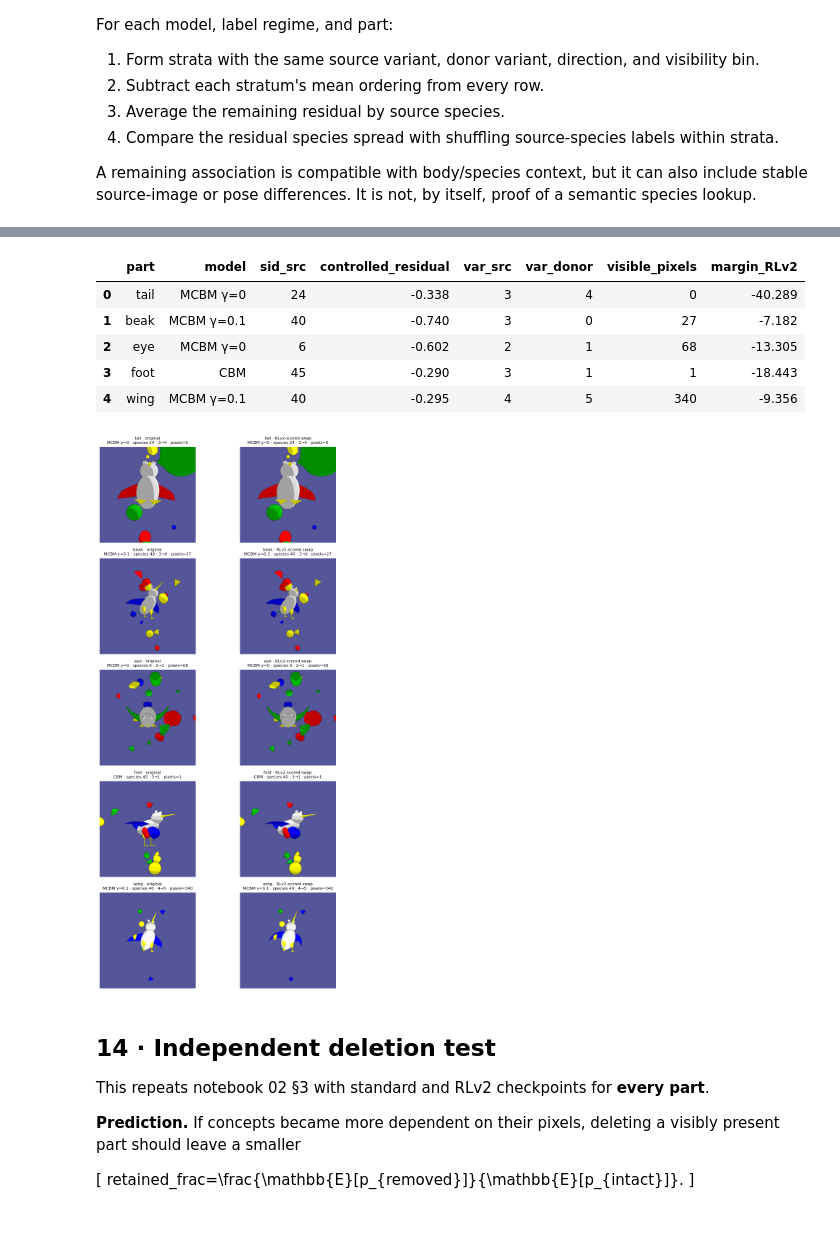
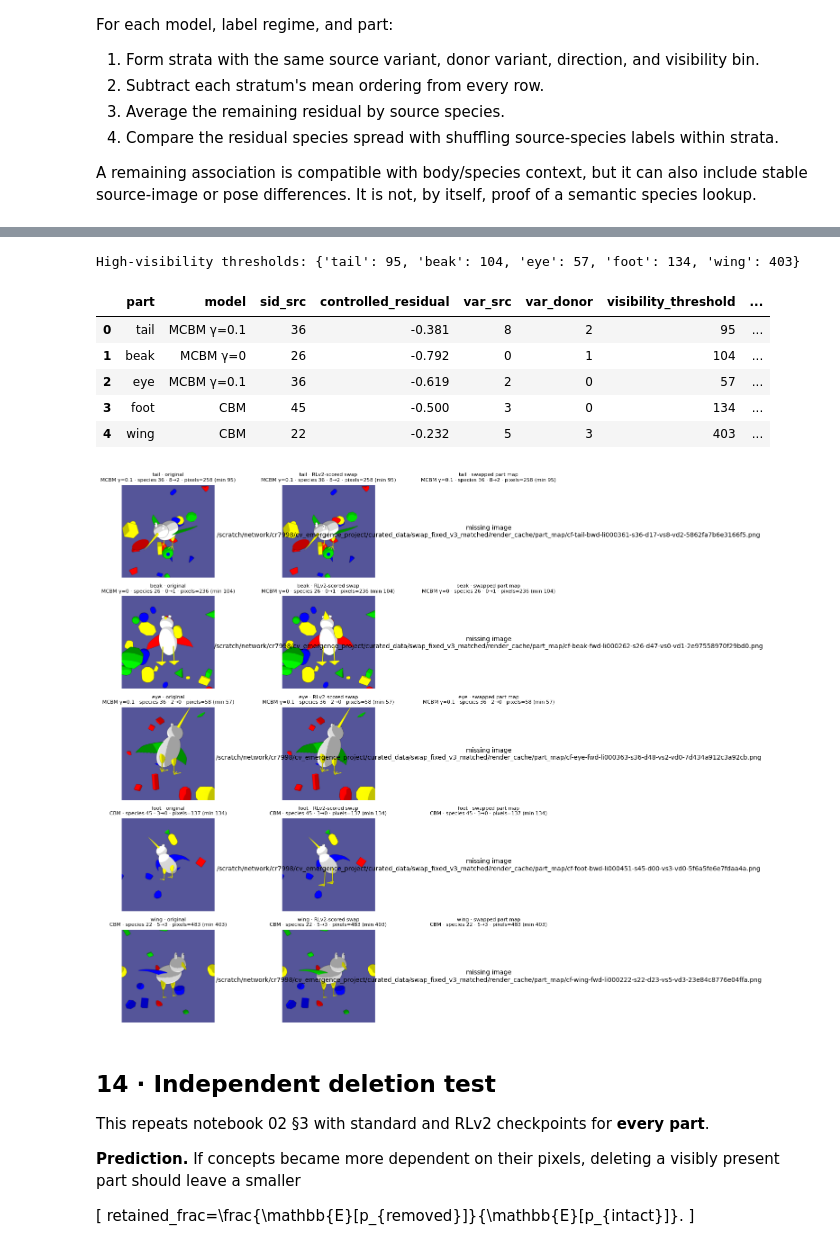
Before and after one commit to chinmayi-r/CBM-Concept-Backwash, a Jupyter notebook: curated/notebooks/03rl_funnybirds_mcbm_relabeled.ipynb, the cells around one changed output, grey strips where cells are left out. Cells and saved outputs as stored; diff of their text form; code cells hidden in the pictures.

Commit message:
execute matched fixed-render RL notebook

```diff
--- a/curated/notebooks/03rl_funnybirds_mcbm_relabeled.ipynb
+++ b/curated/notebooks/03rl_funnybirds_mcbm_relabeled.ipynb
@@ -86,13 +86,14 @@ COLORS = {
     "foot": "#2CA02C", "wing": "#1F77B4",
 }
 MODEL_FILES = {
-    "CBM": ("funnybirds-cbm-s1.csv", "funnybirds-cbm-rlv2-s1.csv"),
-    "MCBM γ=0": ("funnybirds-mcbm-g0-s1.csv", "funnybirds-mcbm-rlv2-g0-s1.csv"),
-    "MCBM γ=0.1": ("funnybirds-mcbm-g0p1-s1.csv", "funnybirds-mcbm-rlv2-g0p1-s1.csv"),
+    "CBM": ("funnybirds-cbm-s1.csv", "funnybirds-cbm-rlv2matched-s1.csv"),
+    "MCBM γ=0": ("funnybirds-mcbm-g0-s1.csv", "funnybirds-mcbm-rlv2matched-g0-s1.csv"),
+    "MCBM γ=0.1": ("funnybirds-mcbm-g0p1-s1.csv", "funnybirds-mcbm-rlv2matched-g0p1-s1.csv"),
 }
 
 candidates = [
     Path(os.environ["FIXED_SWAP_DIR"]) if os.environ.get("FIXED_SWAP_DIR") else None,
+    CURATED_DATA/"swap_fixed_v3_matched",
     CURATED_DATA/"swap_fixed_v2_attempt2",
     CURATED_DATA/"swap_fixed_v2",
 ]
@@ -1025,48 +1127,92 @@ images are displayed.
 # %%
+reference_visibility=PAIRED[next(iter(MODEL_FILES))]
+visibility_thresholds={
+    part:max(
+        8,
+        int(reference_visibility.loc[
+            (reference_visibility.part==part)
+            & (reference_visibility.pixel_count_cf_standard>0),
+            "pixel_count_cf_standard",
+        ].median()),
+    )
+    for part in ORDER
+}
+print("High-visibility thresholds:",visibility_thresholds)
+
 worst=[]
 for part in ORDER:
     candidates=[]
+    threshold=visibility_thresholds[part]
     for model in MODEL_FILES:
-        by=residual_tables[(model,"RLv2",part)]
+        q=PAIRED[model]
+        high=q[
+            (q.part==part)
+            & (q.pixel_count_cf_standard>=threshold)
+        ].copy()
+        _,by,_,_=species_residuals(
+            high,"ordering_correct_rl",reps=250,
+            seed=20260730+ORDER.index(part),
+        )
         if len(by):
             sid=int(by["mean"].idxmin())
             candidates.append((float(by.loc[sid,"mean"]),model,sid))
+    if not candidates:
+        raise RuntimeError(
+            f"No controlled high-visibility species candidate for {part}; "
+            "refusing to substitute an occluded example."
+        )
     residual,model,sid=min(candidates)
     q=PAIRED[model]
-    d=q[(q.part==part)&(q.sid_src==sid)].copy()
+    d=q[
+        (q.part==part)&(q.sid_src==sid)
+        &(q.pixel_count_cf_standard>=threshold)
+    ].copy()
     row=d.sort_values("margin_rl").iloc[0]
+    partmap_path=SWAP_DIR/"render_cache"/"part_map"/f"{row.render_id}.png"
     worst.append({
         "part":part,"model":model,"sid_src":sid,"controlled_residual":residual,
         "var_src":int(row.var_src),"var_donor":int(row.var_donor),
+        "visibility_threshold":threshold,
         "visible_pixels":int(row.pixel_count_cf_standard),
         "margin_RLv2":row.margin_rl,
         "original_path":row.image_orig_path_rl,
         "swap_path":row.image_cf_path_rl,
+        "partmap_path":str(partmap_path),
     })
 WORST_EXAMPLES=pd.DataFrame(worst)
-display(WORST_EXAMPLES.drop(columns=["original_path","swap_path"]).round(3))
+if not (WORST_EXAMPLES.visible_pixels>=WORST_EXAMPLES.visibility_threshold).all():
+    raise RuntimeError("Visible-only example selection failed closed")
+display(WORST_EXAMPLES.drop(
+    columns=["original_path","swap_path","partmap_path"]
+).round(3))
 
-fig,axes=plt.subplots(len(ORDER),2,figsize=(9,3.1*len(ORDER)))
+fig,axes=plt.subplots(len(ORDER),3,figsize=(13,3.1*len(ORDER)))
 for r,row in WORST_EXAMPLES.iterrows():
-    for c,(name,path_col) in enumerate([("original","original_path"),("RLv2-scored swap","swap_path")]):
+    for c,(name,path_col) in enumerate([
+        ("original","original_path"),
+        ("RLv2-scored swap","swap_path"),
+        ("swapped part map","partmap_path"),
+    ]):
         ax=axes[r,c];path=Path(row[path_col])
         if path.exists():ax.imshow(mpimg.imread(path))
         else:ax.text(.5,.5,f"missing image\n{path}",ha="center",va="center")
         ax.axis("off")
         ax.set_title(
             f"{row['part']} · {name}\n{row['model']} · species {row.sid_src} · "
-            f"{row.var_src}→{row.var_donor} · pixels={row.visible_pixels}",
+            f"{row.var_src}→{row.var_donor} · pixels={row.visible_pixels} "
+            f"(min {row.visibility_threshold})",
             fontsize=8,
         )
 plt.tight_layout();plt.show()
 # %% [output]
+High-visibility thresholds: {'tail': 95, 'beak': 104, 'eye': 57, 'foot': 134, 'wing': 403}
-|  | part | model | sid_src | controlled_residual | var_src | var_donor | visible_pixels | margin_RLv2 |
-| 0 | tail | MCBM γ=0 | 24 | -0.338 | 3 | 4 | 0 | -40.289 |
-| 1 | beak | MCBM γ=0.1 | 40 | -0.740 | 3 | 0 | 27 | -7.182 |
-| 2 | eye | MCBM γ=0 | 6 | -0.602 | 2 | 1 | 68 | -13.305 |
-| 3 | foot | CBM | 45 | -0.290 | 3 | 1 | 1 | -18.443 |
-| 4 | wing | MCBM γ=0.1 | 40 | -0.295 | 4 | 5 | 340 | -9.356 |
+|  | part | model | sid_src | controlled_residual | var_src | var_donor | visibility_threshold | ... |
+| 0 | tail | MCBM γ=0.1 | 36 | -0.381 | 8 | 2 | 95 | ... |
+| 1 | beak | MCBM γ=0 | 26 | -0.792 | 0 | 1 | 104 | ... |
+| 2 | eye | MCBM γ=0.1 | 36 | -0.619 | 2 | 0 | 57 | ... |
+| 3 | foot | CBM | 45 | -0.500 | 3 | 0 | 134 | ... |
+| 4 | wing | CBM | 22 | -0.232 | 5 | 3 | 403 | ... |
-[figure, old version]
+[figure, new version]
 # %% [markdown]
 ## 14 · Independent deletion test
 
```
Also changed, not shown: parts of 20 cells of this notebook, 1 other file.
